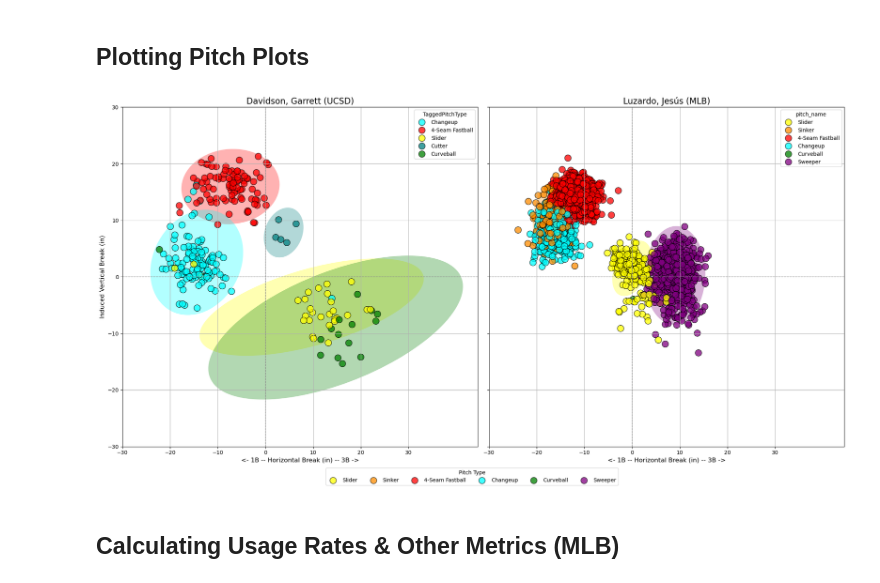
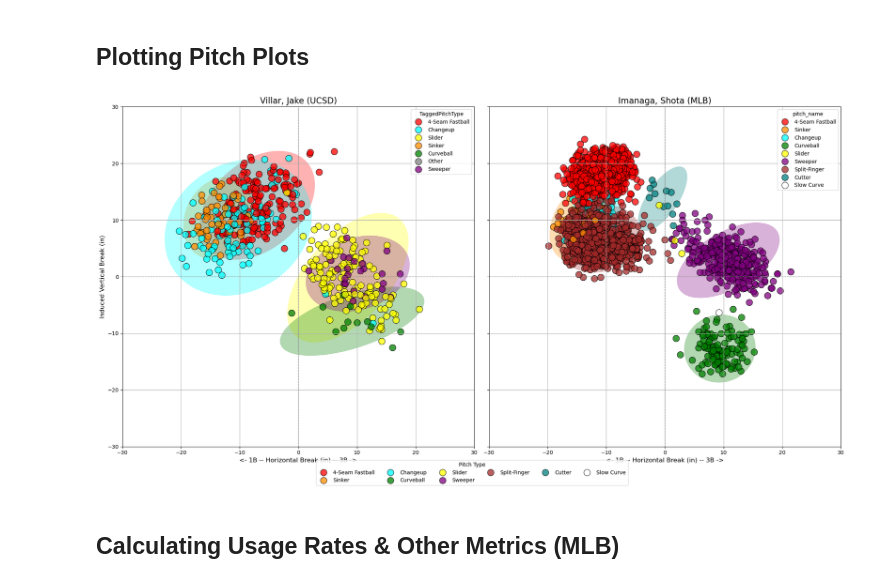
Before and after one commit to jackkalsched/UCSD_Baseball_25, a Jupyter notebook: Pitching/mlb arsenal comparisons/big_league_comparison.ipynb, the cells around one changed output. Drawn from its saved outputs; the diff is of its cells as text; code cells hidden in the pictures.

```diff
--- a/Pitching/mlb arsenal comparisons/big_league_comparison.ipynb
+++ b/Pitching/mlb arsenal comparisons/big_league_comparison.ipynb
@@ -590,7 +588,8 @@ def compare_pitchers(ucsd_pitcher, mlb_pitcher, trackman, statcast_data):
         'TwoSeamFastBall': 'white',
         'Undefined': 'white',
         'Knuckle Curve': 'white',
-        'Slurve': 'white'
+        'Slurve': 'white',
+        'Slow Curve': 'white'
     }
 
     def draw_ellipse(data, ax, color, label=None):
@@ -643,35 +642,35 @@ def compare_pitchers(ucsd_pitcher, mlb_pitcher, trackman, statcast_data):
     mlb_df['pfx_z'] = mlb_df['pfx_z'] * 12
     mlb_df['pfx_x'] = mlb_df['pfx_x'] * (-12)
     mlb_df = mlb_df.dropna(subset=['pitch_name'])
     ax2 = axes[1]
     sns.scatterplot(
         data=mlb_df, x='pfx_x', y='pfx_z',
         hue='pitch_name', palette=color_map,
         edgecolor='black', s=150, alpha=0.75, ax=ax2, zorder=1
     )
     for pitch_type, color in color_map.items():
         group = mlb_df[mlb_df['pitch_name'] == pitch_type]
         coords = group[['pfx_x', 'pfx_z']].dropna().to_numpy()
         draw_ellipse(coords, ax2, color)
 
     ax2.set_title(f"{mlb_pitcher} (MLB)", fontsize=16)
     ax2.set_xlabel("<- 1B -- Horizontal Break (in) -- 3B ->", fontsize=12)
     ax2.set_ylabel("Induced Vertical Break (in)", fontsize=12)
     ax2.axhline(0, color='gray', linestyle='--', linewidth=1)
     ax2.axvline(0, color='gray', linestyle='--', linewidth=1)
     ax2.set_xticks(range(-30, 31, 10))
     ax2.set_yticks(range(-30, 31, 10))
     ax2.grid(True)
 
     handles, labels = ax2.get_legend_handles_labels()
     fig.legend(handles, labels, title='Pitch Type', loc='lower center', ncol=6, bbox_to_anchor=(0.5, -0.05))
     plt.tight_layout()
     plt.show()
 
 
-compare_pitchers('Davidson, Garrett', 'Luzardo, Jesús', trackman, statcast_data)
+compare_pitchers('Villar, Jake', 'Imanaga, Shota', trackman, statcast_data)
 # %% [output]
-[figure, old version]
+[figure, new version]
 # %% [markdown]
 ## Calculating Usage Rates & Other Metrics (MLB)
 # %%
```
Also changed, not shown: parts of 9 cells of this notebook, 1 other file.
